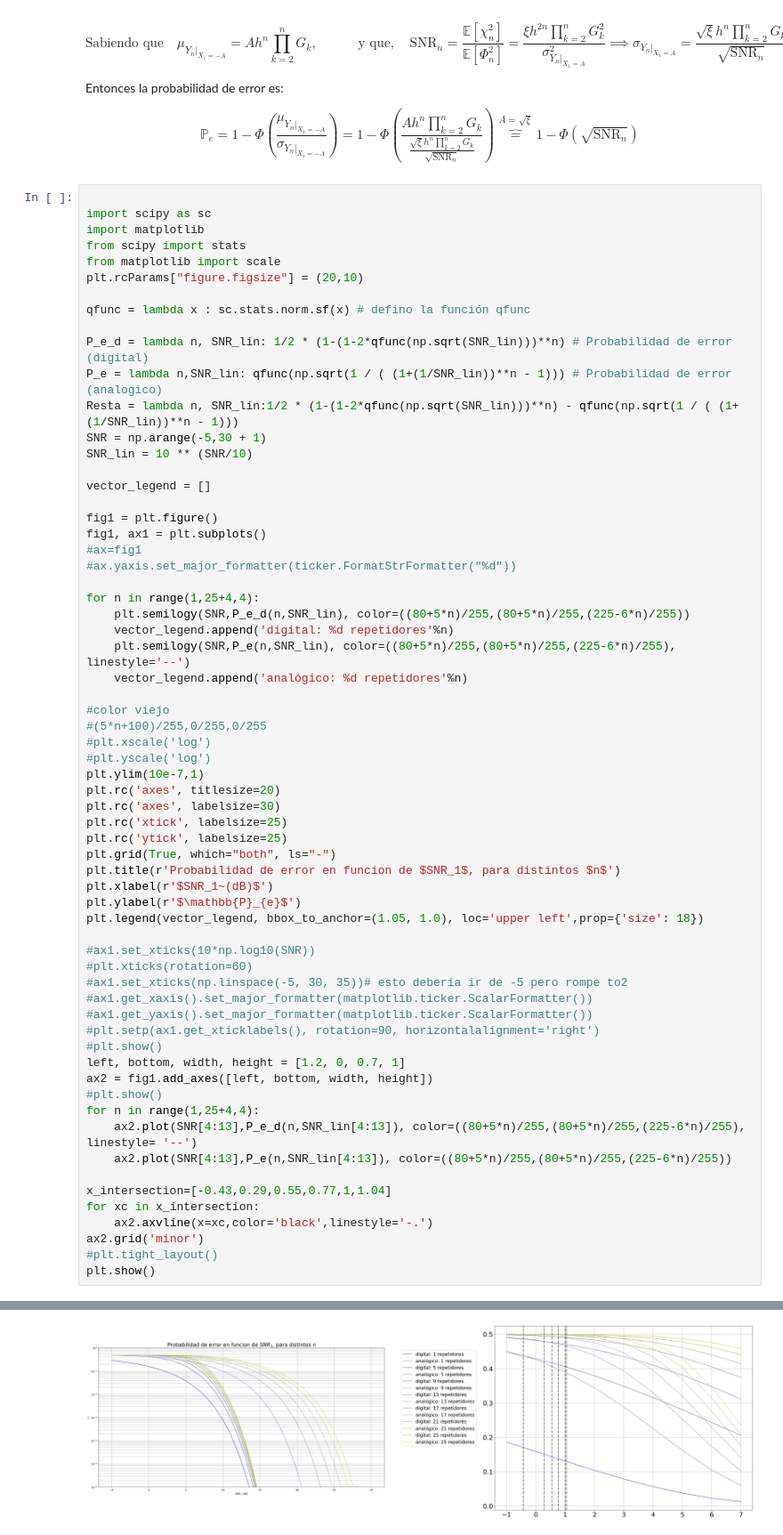
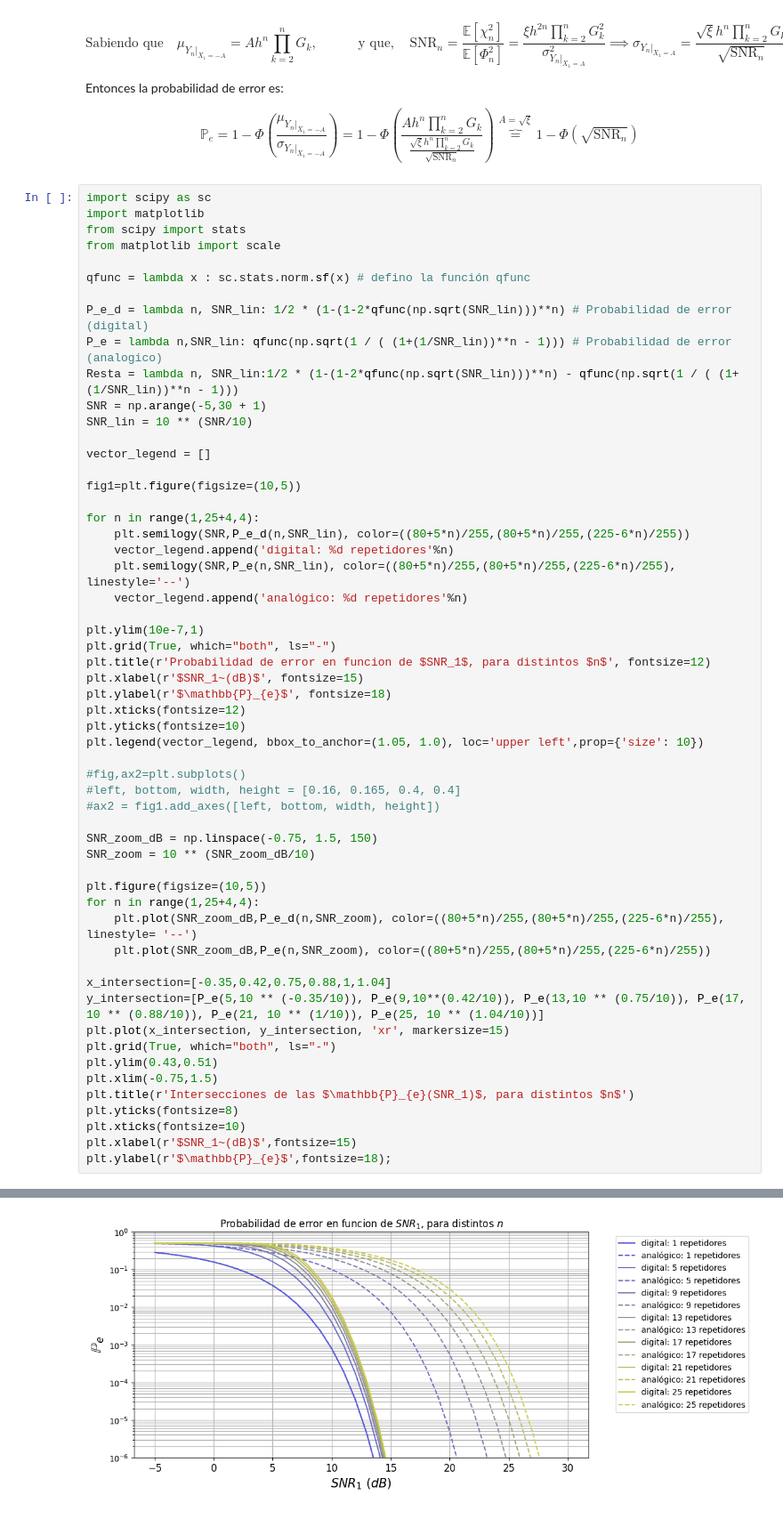
Before and after one commit to frossi-fiuba/tps_estoca, a Jupyter notebook: tp1/tp1_demarco_mendoza_rossi.ipynb, the cells around one changed output, grey strips where cells are left out. Shown at 89% size. Drawn from its saved outputs; the diff is of its cells as text.

Commit message:
errores en ej 4 y correcion de graficos en 3

```diff
--- a/tp1/tp1_demarco_mendoza_rossi.ipynb
+++ b/tp1/tp1_demarco_mendoza_rossi.ipynb
@@ -220,12 +218,10 @@ Entonces la probabilidad de error es:
 
 $$ \mathbb{P}_{e} = 1-\Phi\left(\frac{\mu_{{Y_{n}|}_{X_1 = -A}}}{\sigma_{{{Y_{n}|}_{X_1 = -A}}}}\right) = 1 - \Phi\left( \frac{A h^{n} \prod_{k=2}^{n} G_{k}}{\frac{\sqrt{\xi} h^{n} \prod_{k=2}^{n} G_{k}}{\sqrt{\text{SNR}_n}}}\right) \overbrace{=}^{A = \sqrt{\xi}} 1-\Phi\left(\sqrt{\text{SNR}_n}\right)$$
 # %%
-
 import scipy as sc
 import matplotlib
 from scipy import stats
 from matplotlib import scale
-plt.rcParams["figure.figsize"] = (20,10)
 
 qfunc = lambda x : sc.stats.norm.sf(x) # defino la función qfunc
 
@@ -237,10 +233,7 @@ SNR_lin = 10 ** (SNR/10)
 
 vector_legend = []
 
-fig1 = plt.figure()
-fig1, ax1 = plt.subplots()
-#ax=fig1
-#ax.yaxis.set_major_formatter(ticker.FormatStrFormatter("%d"))
+fig1=plt.figure(figsize=(10,5))
 
 for n in range(1,25+4,4):
     plt.semilogy(SNR,P_e_d(n,SNR_lin), color=((80+5*n)/255,(80+5*n)/255,(225-6*n)/255))
@@ -248,39 +241,36 @@ for n in range(1,25+4,4):
     plt.semilogy(SNR,P_e(n,SNR_lin), color=((80+5*n)/255,(80+5*n)/255,(225-6*n)/255), linestyle='--')
     vector_legend.append('analógico: %d repetidores'%n)
 
-#color viejo
-#(5*n+100)/255,0/255,0/255
-#plt.xscale('log')
-#plt.yscale('log')
 plt.ylim(10e-7,1)
-plt.rc('axes', titlesize=20)
-plt.rc('axes', labelsize=30)
-plt.rc('xtick', labelsize=25)
-plt.rc('ytick', labelsize=25)
 plt.grid(True, which="both", ls="-")
-plt.title(r'Probabilidad de error en funcion de $SNR_1$, para distintos $n$')
-plt.xlabel(r'$SNR_1~(dB)$')
-plt.ylabel(r'$\mathbb{P}_{e}$')
-plt.legend(vector_legend, bbox_to_anchor=(1.05, 1.0), loc='upper left',prop={'size': 18})
+plt.title(r'Probabilidad de error en funcion de $SNR_1$, para distintos $n$', fontsize=12)
+plt.xlabel(r'$SNR_1~(dB)$', fontsize=15)
+plt.ylabel(r'$\mathbb{P}_{e}$', fontsize=18)
+plt.xticks(fontsize=12)
+plt.yticks(fontsize=10)
+plt.legend(vector_legend, bbox_to_anchor=(1.05, 1.0), loc='upper left',prop={'size': 10})
 
-#ax1.set_xticks(10*np.log10(SNR))
-#plt.xticks(rotation=60)
-#ax1.set_xticks(np.linspace(-5, 30, 35))# esto deberia ir de -5 pero rompe to2
-#ax1.get_xaxis().set_major_formatter(matplotlib.ticker.ScalarFormatter())
-#ax1.get_yaxis().set_major_formatter(matplotlib.ticker.ScalarFormatter())
-#plt.setp(ax1.get_xticklabels(), rotation=90, horizontalalignment='right')
-#plt.show()
-left, bottom, width, height = [1.2, 0, 0.7, 1]
-ax2 = fig1.add_axes([left, bottom, width, height])
-#plt.show()
+#fig,ax2=plt.subplots()
+#left, bottom, width, height = [0.16, 0.165, 0.4, 0.4]
+#ax2 = fig1.add_axes([left, bottom, width, height])
+
+SNR_zoom_dB = np.linspace(-0.75, 1.5, 150)
+SNR_zoom = 10 ** (SNR_zoom_dB/10)
+
+plt.figure(figsize=(10,5))
 for n in range(1,25+4,4):
-    ax2.plot(SNR[4:13],P_e_d(n,SNR_lin[4:13]), color=((80+5*n)/255,(80+5*n)/255,(225-6*n)/255), linestyle= '--')
-    ax2.plot(SNR[4:13],P_e(n,SNR_lin[4:13]), color=((80+5*n)/255,(80+5*n)/255,(225-6*n)/255))
+    plt.plot(SNR_zoom_dB,P_e_d(n,SNR_zoom), color=((80+5*n)/255,(80+5*n)/255,(225-6*n)/255), linestyle= '--')
+    plt.plot(SNR_zoom_dB,P_e(n,SNR_zoom), color=((80+5*n)/255,(80+5*n)/255,(225-6*n)/255))
 
-x_intersection=[-0.43,0.29,0.55,0.77,1,1.04]
-for xc in x_intersection:
-    ax2.axvline(x=xc,color='black',linestyle='-.')
-ax2.grid('minor')
-#plt.tight_layout()
-plt.show()
+x_intersection=[-0.35,0.42,0.75,0.88,1,1.04]
+y_intersection=[P_e(5,10 ** (-0.35/10)), P_e(9,10**(0.42/10)), P_e(13,10 ** (0.75/10)), P_e(17, 10 ** (0.88/10)), P_e(21, 10 ** (1/10)), P_e(25, 10 ** (1.04/10))]
+plt.plot(x_intersection, y_intersection, 'xr', markersize=15)
+plt.grid(True, which="both", ls="-")
+plt.ylim(0.43,0.51)
+plt.xlim(-0.75,1.5)
+plt.title(r'Intersecciones de las $\mathbb{P}_{e}(SNR_1)$, para distintos $n$')
+plt.yticks(fontsize=8)
+plt.xticks(fontsize=10)
+plt.xlabel(r'$SNR_1~(dB)$',fontsize=15)
+plt.ylabel(r'$\mathbb{P}_{e}$',fontsize=18);
 # %% [output]
@@ -288 +277 @@ plt.show()
-[figure, old version]
+[figure, new version]
```
Also changed, not shown: parts of 6 cells of this notebook.
